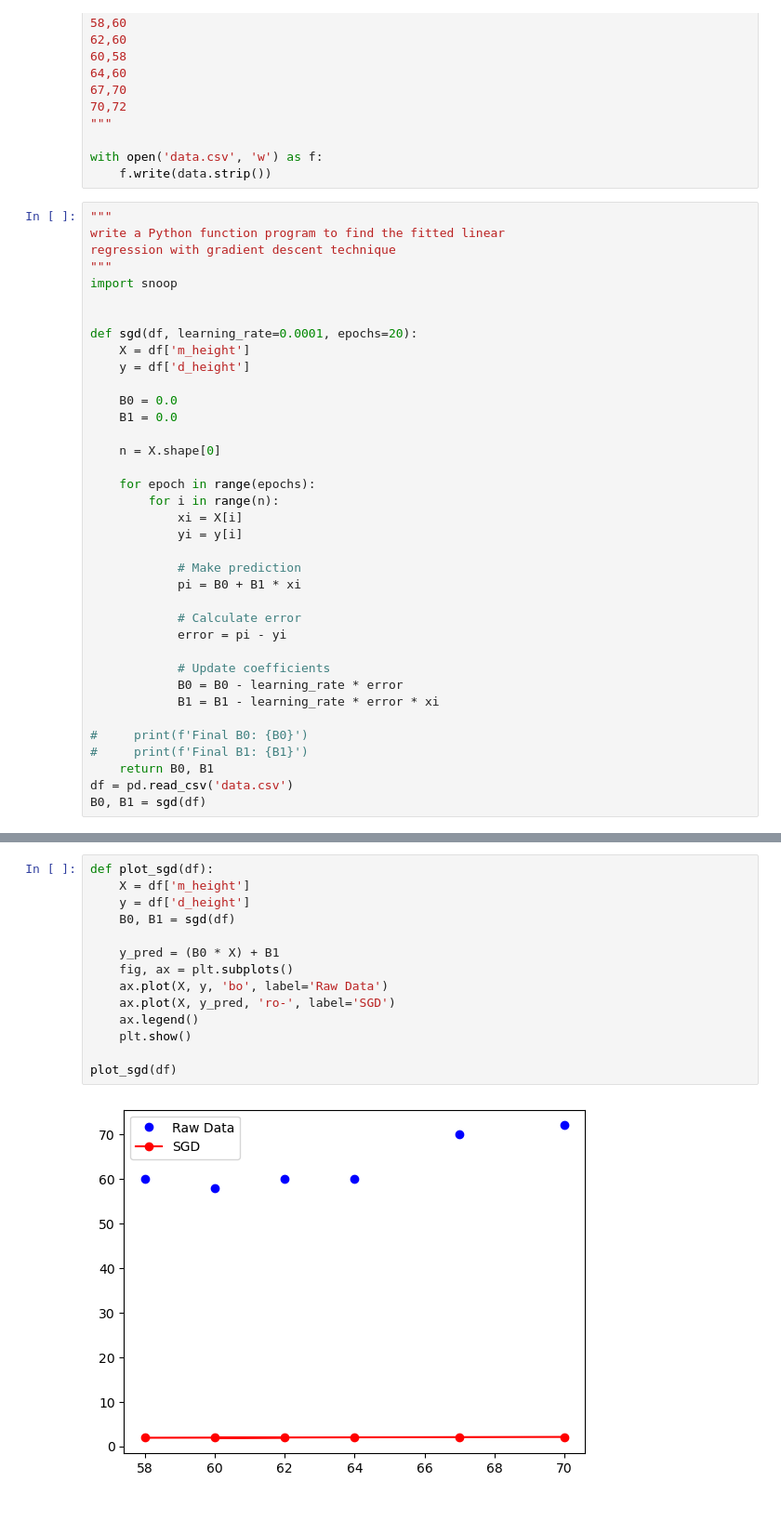
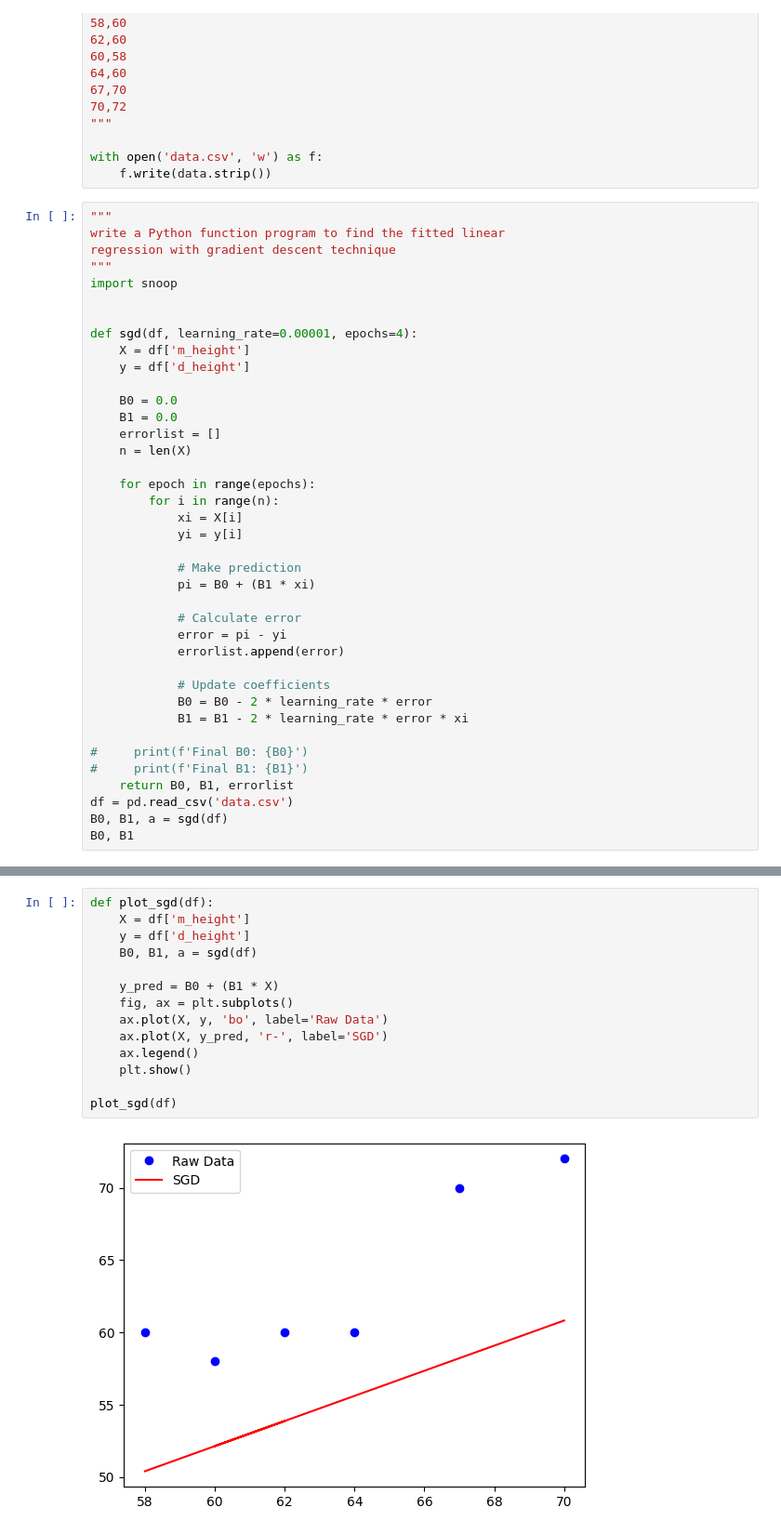
Before and after one commit to arnavjagia/5-sem-lab, a Jupyter notebook: ML/week 5 - LOGISTIC REGRESSION AND STOCHASTIC GRADIENT DESCENT/week 5.ipynb, the cells around one changed output, grey strips where cells are left out. Shown: that part at 93% size. Saved outputs shown, nothing was run; the diff lists cells and outputs as text.

```diff
--- a/ML/week 5 - LOGISTIC REGRESSION AND STOCHASTIC GRADIENT DESCENT/week 5.ipynb
+++ b/ML/week 5 - LOGISTIC REGRESSION AND STOCHASTIC GRADIENT DESCENT/week 5.ipynb
@@ -36,14 +36,14 @@ regression with gradient descent technique
 import snoop
 
 
-def sgd(df, learning_rate=0.0001, epochs=20):
+def sgd(df, learning_rate=0.00001, epochs=4):
     X = df['m_height']
     y = df['d_height']
 
     B0 = 0.0
     B1 = 0.0
-
-    n = X.shape[0]
+    errorlist = []
+    n = len(X)
 
     for epoch in range(epochs):
         for i in range(n):
@@ -51,17 +51,19 @@ def sgd(df, learning_rate=0.0001, epochs=20):
             yi = y[i]
 
             # Make prediction
-            pi = B0 + B1 * xi
+            pi = B0 + (B1 * xi)
 
             # Calculate error
             error = pi - yi
+            errorlist.append(error)
 
             # Update coefficients
-            B0 = B0 - learning_rate * error
-            B1 = B1 - learning_rate * error * xi
+            B0 = B0 - 2 * learning_rate * error
+            B1 = B1 - 2 * learning_rate * error * xi
 
 #     print(f'Final B0: {B0}')
 #     print(f'Final B1: {B1}')
-    return B0, B1
+    return B0, B1, errorlist
 df = pd.read_csv('data.csv')
-B0, B1 = sgd(df)
+B0, B1, a = sgd(df)
+B0, B1
@@ -68,16 +72,16 @@ B0, B1 = sgd(df)
 # %%
 def plot_sgd(df):
     X = df['m_height']
     y = df['d_height']
-    B0, B1 = sgd(df)
+    B0, B1, a = sgd(df)
 
-    y_pred = (B0 * X) + B1
+    y_pred = B0 + (B1 * X)
     fig, ax = plt.subplots()
     ax.plot(X, y, 'bo', label='Raw Data')
-    ax.plot(X, y_pred, 'ro-', label='SGD')
+    ax.plot(X, y_pred, 'r-', label='SGD')
     ax.legend()
     plt.show()
 
 plot_sgd(df)
 # %% [output]
-[figure, old version]
+[figure, new version]
```
Also changed, not shown: parts of 3 cells of this notebook, 1 other file.
